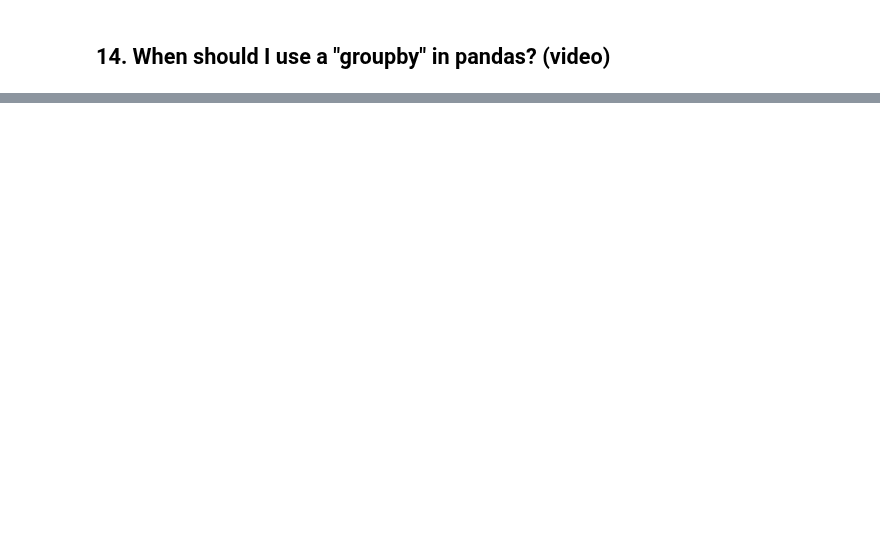
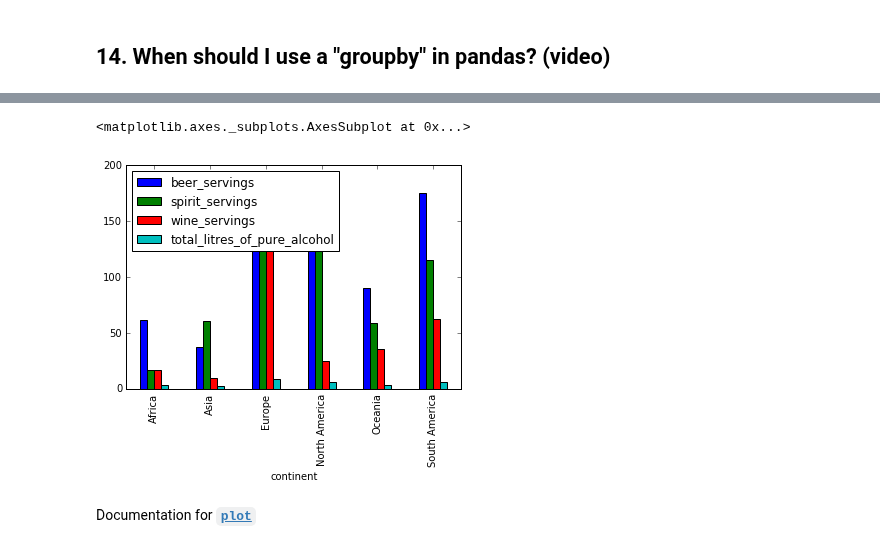
Before and after one commit to justmarkham/pandas-videos, a Jupyter notebook: pandas.ipynb, the cells around one changed output, grey strips where cells are left out. Cells and saved outputs as stored; diff of their text form; code cells hidden in the pictures; blank space fills up the shorter version.

```diff
--- a/pandas.ipynb
+++ b/pandas.ipynb
@@ -847,2 +941,6 @@ Name: choice_description, dtype: object
 # %% [markdown]
 ## 14. When should I use a "groupby" in pandas? (video)
+# %%
+# read a dataset of alcohol consumption into a DataFrame
+drinks = pd.read_csv('http://bit.ly/drinksbycountry')
+drinks.head()
@@ -848,0 +1019,8 @@ Name: choice_description, dtype: object
+# %%
+# side-by-side bar plot of the DataFrame directly above
+drinks.groupby('continent').mean().plot(kind='bar')
+# %% [output]
+<matplotlib.axes._subplots.AxesSubplot at 0x...>
+[figure, added]
+# %% [markdown]
+Documentation for [**`plot`**](http://pandas.pydata.org/pandas-docs/stable/generated/pandas.DataFrame.plot.html)
```
Also changed, not shown: parts of 20 cells of this notebook.
